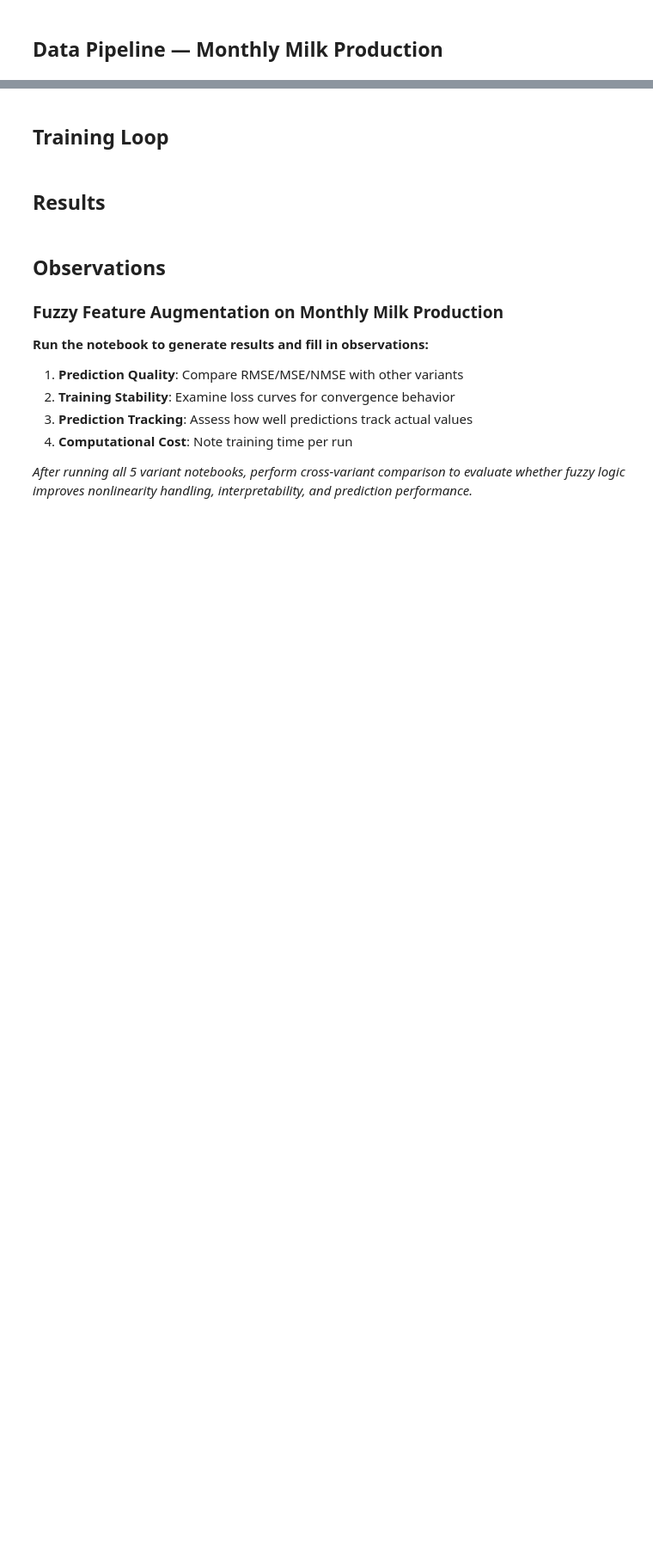
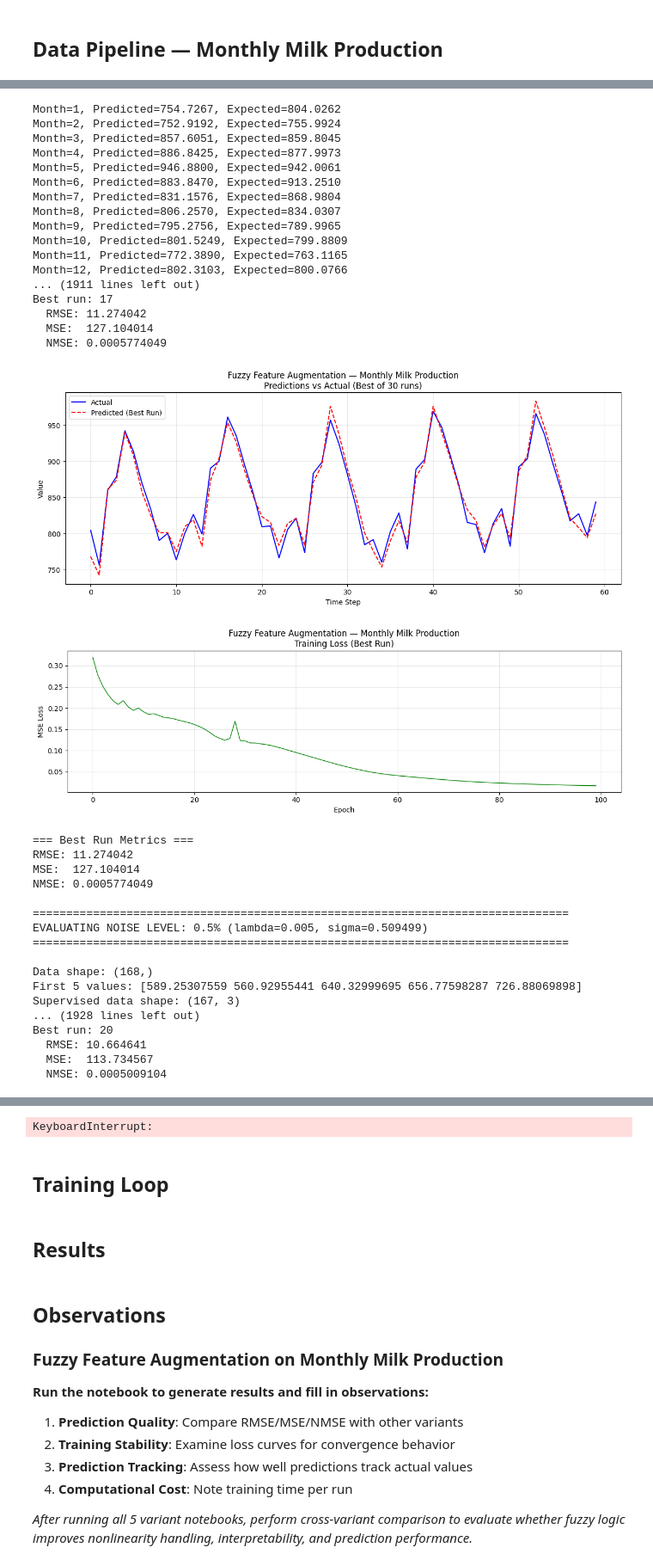
Before and after one commit to satabartosarkar123/LSTM-SNP-Notebooks, a Jupyter notebook: Fuzzy_LSTM_SNP_With_Gaussian_Noises/Type_2/FuzzyLSTM_SNP_2_FuzzyFeatureAugmentation_milk_production.ipynb, the cells around one changed output, grey strips where cells are left out. Shown at 86% size. Saved outputs shown, nothing was run; the diff lists cells and outputs as text; code cells hidden in the pictures; blank space fills up the shorter version.

```diff
--- a/Fuzzy_LSTM_SNP_With_Gaussian_Noises/Type_2/FuzzyLSTM_SNP_2_FuzzyFeatureAugmentation_milk_production.ipynb
+++ b/Fuzzy_LSTM_SNP_With_Gaussian_Noises/Type_2/FuzzyLSTM_SNP_2_FuzzyFeatureAugmentation_milk_production.ipynb
@@ -247,7 +247,7 @@ raw_values = series.values.flatten()
 import numpy as np
 original_raw_values = np.copy(raw_values)
 s_x = np.std(original_raw_values)
-noise_levels = [0.001, 0.005, 0.01]
+noise_levels = [0.005]
 
 for lam in noise_levels:
     sigma = lam * s_x
@@ -509,0 +505,36 @@ KeyboardInterrupt:
+Month=1, Predicted=754.7267, Expected=804.0262
+Month=2, Predicted=752.9192, Expected=755.9924
+Month=3, Predicted=857.6051, Expected=859.8045
+Month=4, Predicted=886.8425, Expected=877.9973
+Month=5, Predicted=946.8800, Expected=942.0061
+Month=6, Predicted=883.8470, Expected=913.2510
+Month=7, Predicted=831.1576, Expected=868.9804
+Month=8, Predicted=806.2570, Expected=834.0307
+Month=9, Predicted=795.2756, Expected=789.9965
+Month=10, Predicted=801.5249, Expected=799.8809
+Month=11, Predicted=772.3890, Expected=763.1165
+Month=12, Predicted=802.3103, Expected=800.0766
+... (1911 lines left out)
+Best run: 17
+  RMSE: 11.274042
+  MSE:  127.104014
+  NMSE: 0.0005774049
+[figure, added]
+[figure, added]
+=== Best Run Metrics ===
+RMSE: 11.274042
+MSE:  127.104014
+NMSE: 0.0005774049
+
+================================================================================
+EVALUATING NOISE LEVEL: 0.5% (lambda=0.005, sigma=0.509499)
+================================================================================
+
+Data shape: (168,)
+First 5 values: [589.25307559 560.92955441 640.32999695 656.77598287 726.88069898]
+Supervised data shape: (167, 3)
+... (1928 lines left out)
+Best run: 20
+  RMSE: 10.664641
+  MSE:  113.734567
+  NMSE: 0.0005009104
@@ -510,3 +559,4 @@ KeyboardInterrupt:
+KeyboardInterrupt:
 # %% [markdown]
 ## Training Loop
 # %% [markdown]
```
Also changed, not shown: parts of 3 cells of this notebook, 16 other files.
